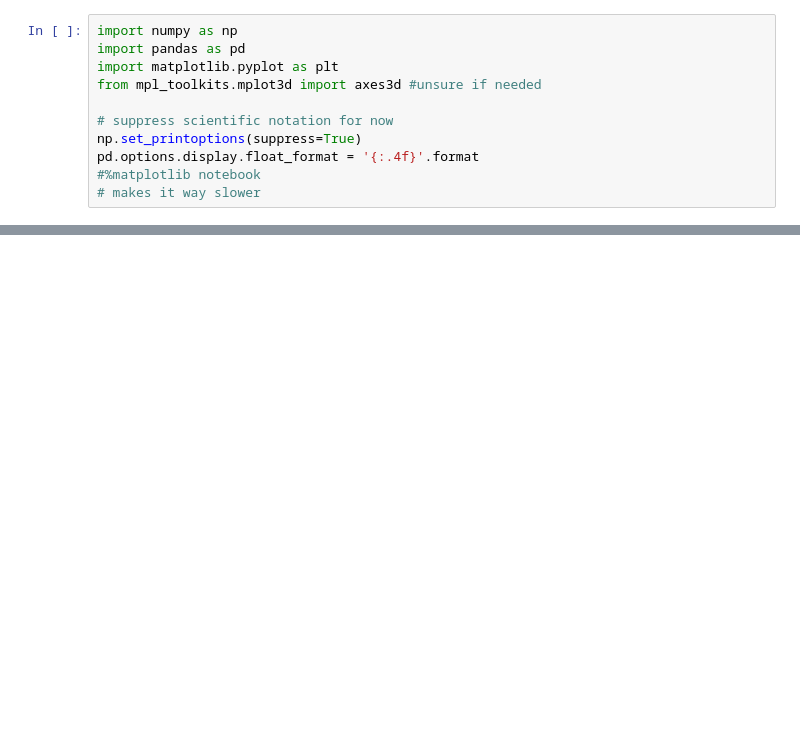
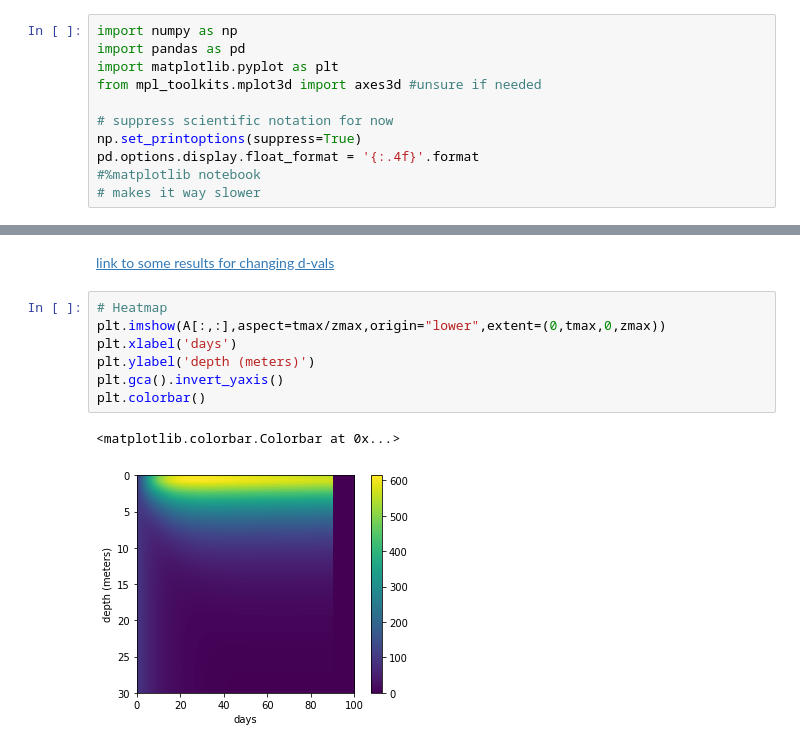
Before and after one commit to alisonpeard/phytoplankton_dynamics, a Jupyter notebook: Python Notebooks/All Equations (for Tuesday 7th).ipynb, the cells around one changed output, grey strips where cells are left out. Drawn from its saved outputs; the diff is of its cells as text; blank space fills up the shorter version.

Commit message:
fixed imshow

```diff
--- a/Python Notebooks/All Equations (for Tuesday 7th).ipynb
+++ b/Python Notebooks/All Equations (for Tuesday 7th).ipynb
@@ -106 +142,13 @@ array([     0,  71999, 143999, 215999, 287999, 359999])
+# %% [markdown]
+[link to some results for changing d-vals](https://docs.google.com/document/d/1POVHeioH5Hxn5Z6kMn3Pn7SVLBypnAmwy5iTJadKIxo/edit?usp=sharing)
+# %%
+# Heatmap
+plt.imshow(A[:,:],aspect=tmax/zmax,origin="lower",extent=(0,tmax,0,zmax))
+plt.xlabel('days')
+plt.ylabel('depth (meters)')
+plt.gca().invert_yaxis()
+plt.colorbar()
+# %% [output]
+<matplotlib.colorbar.Colorbar at 0x...>
+[figure, added]
 # %%
```
Also changed, not shown: parts of 15 cells of this notebook, 2 other files.
